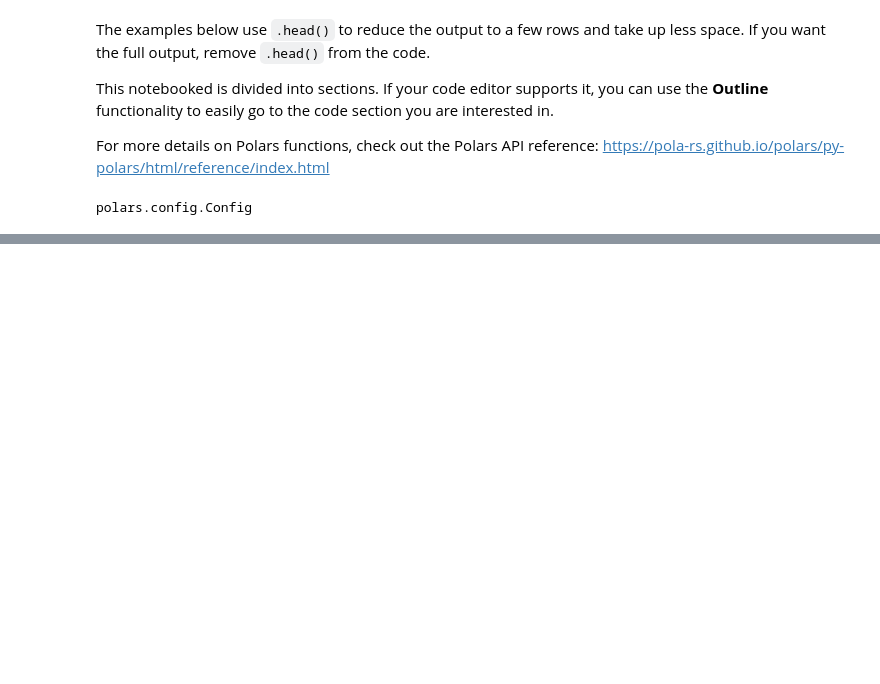
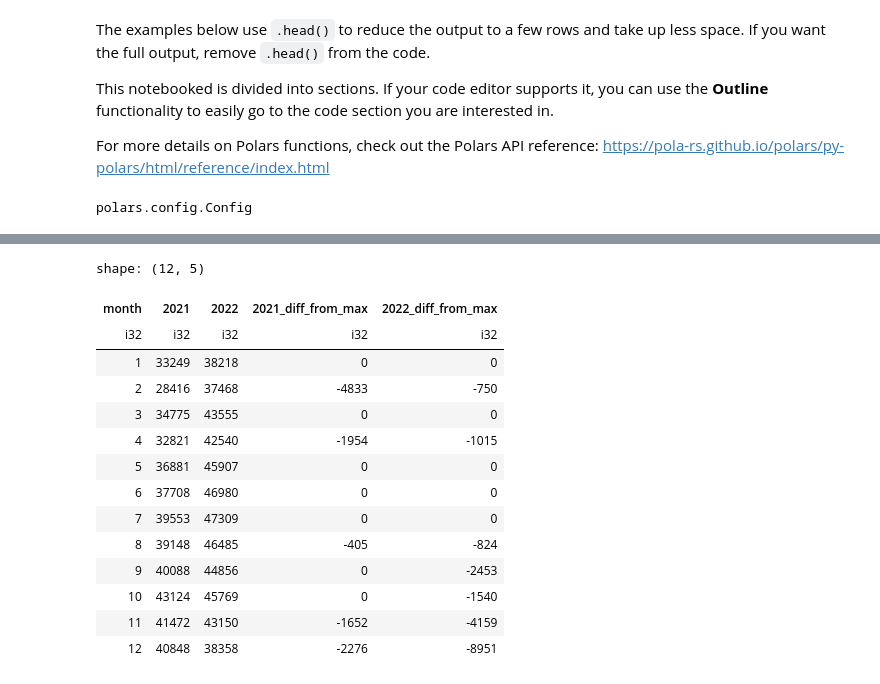
Before and after one commit to PacktPublishing/Data-Analysis-with-Polars, a Jupyter notebook: chapter_04/04.1_Advanced_data_transformation.ipynb, the cells around one changed output, grey strips where cells are left out. Cells and saved outputs as stored; diff of their text form; code cells hidden in the pictures; blank space fills up the shorter version.

```diff
--- a/chapter_04/04.1_Advanced_data_transformation.ipynb
+++ b/chapter_04/04.1_Advanced_data_transformation.ipynb
@@ -29,0 +754,26 @@ shape: (3, 9)
+# %%
+# for more advanced calculation, a cumulative_eval function is available
+# cumulative_eval calculates a value for each row, by looking the current and all previous rows
+# for example, I want to calculate the difference between the current crime count and the maximum crime count to date
+
+nypd_crimes_by_month_first_semester.with_columns(
+    pl.col('2021', '2022').cumulative_eval(
+        pl.element().last() - pl.element().max()
+    ).suffix('_diff_from_max')
+)
+# %% [output]
+shape: (12, 5)
+| month | 2021 | 2022 | 2021_diff_from_max | 2022_diff_from_max |
+| i32 | i32 | i32 | i32 | i32 |
+| 1 | 33249 | 38218 | 0 | 0 |
+| 2 | 28416 | 37468 | -4833 | -750 |
+| 3 | 34775 | 43555 | 0 | 0 |
+| 4 | 32821 | 42540 | -1954 | -1015 |
+| 5 | 36881 | 45907 | 0 | 0 |
+| 6 | 37708 | 46980 | 0 | 0 |
+| 7 | 39553 | 47309 | 0 | 0 |
+| 8 | 39148 | 46485 | -405 | -824 |
+| 9 | 40088 | 44856 | 0 | -2453 |
+| 10 | 43124 | 45769 | 0 | -1540 |
+| 11 | 41472 | 43150 | -1652 | -4159 |
+| 12 | 40848 | 38358 | -2276 | -8951 |
```
Also changed, not shown: parts of 59 cells of this notebook, 3 other files.
